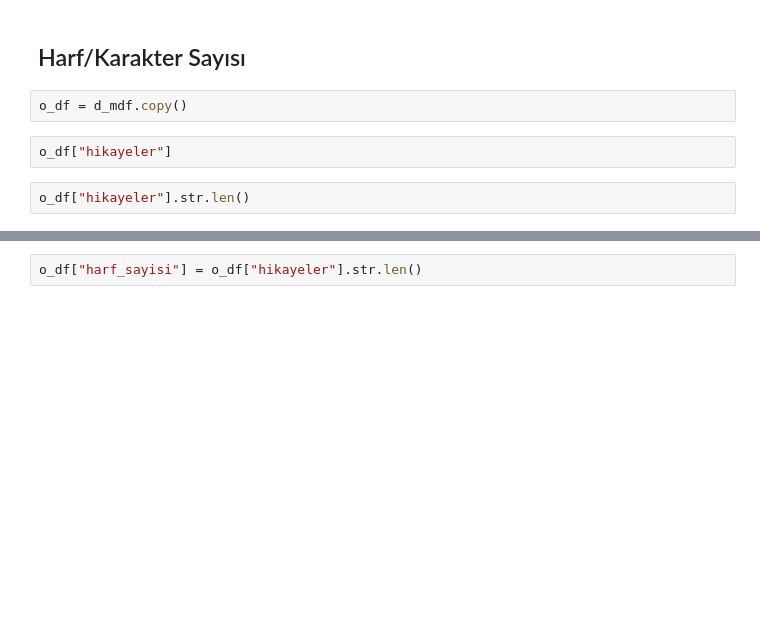
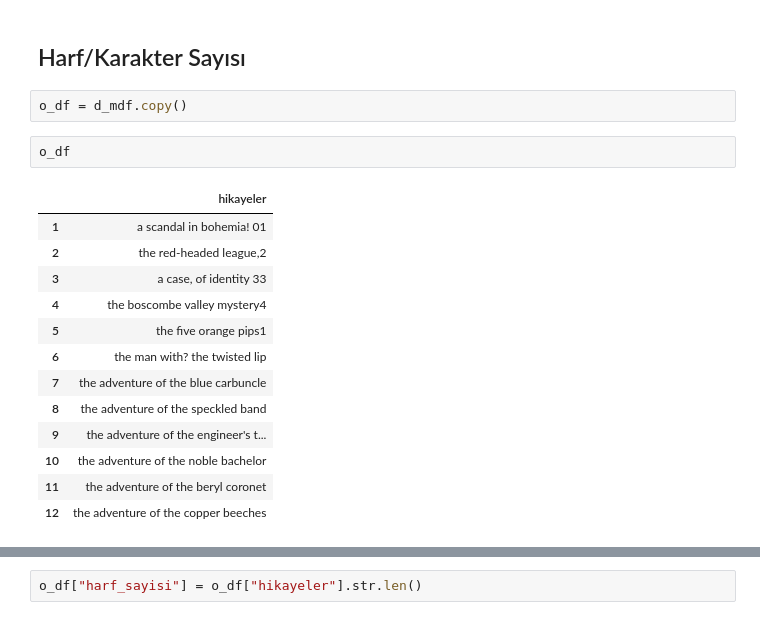
Before and after one commit to StephenKinggg/Data_Science_Course_Repo, a Jupyter notebook: 2. Classes_Lab/8. ML/Pre(Data_Mining)_29.12.21.ipynb, the cells around one changed output, grey strips where cells are left out. Saved outputs shown, nothing was run; the diff lists cells and outputs as text; blank space fills up the shorter version.

```diff
--- a/2. Classes_Lab/8. ML/Pre(Data_Mining)_29.12.21.ipynb
+++ b/2. Classes_Lab/8. ML/Pre(Data_Mining)_29.12.21.ipynb
@@ -419,6 +1059,18 @@ print(ne_chunk(pos_tag(word_tokenize(cumle))))
 # %%
 o_df = d_mdf.copy()
 # %%
-o_df["hikayeler"]
+o_df
+# %% [output]
+|  | hikayeler |
+| 1 | a scandal in bohemia! 01 |
+| 2 | the red-headed league,2 |
+| 3 | a case, of identity 33 |
+| 4 | the boscombe valley mystery4 |
+| 5 | the five orange pips1 |
+| 6 | the man with? the twisted lip |
+| 7 | the adventure of the blue carbuncle |
+| 8 | the adventure of the speckled band |
+| 9 | the adventure of the engineer's t... |
+| 10 | the adventure of the noble bachelor |
+| 11 | the adventure of the beryl coronet |
+| 12 | the adventure of the copper beeches |
-# %%
-o_df["hikayeler"].str.len()
```
Also changed, not shown: parts of 180 cells of this notebook, 3 other files.
